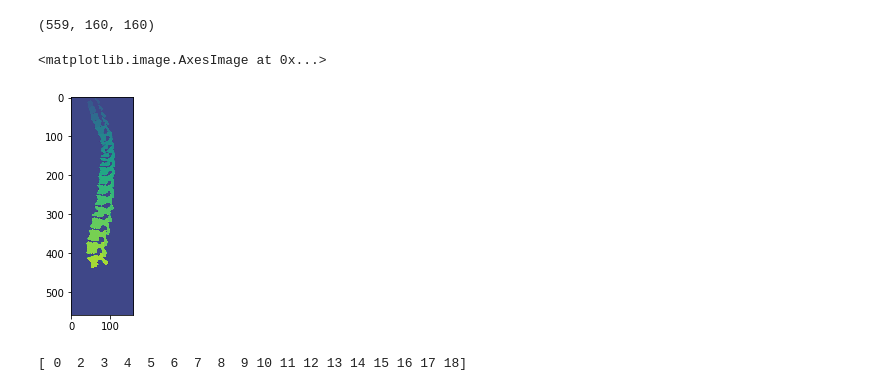
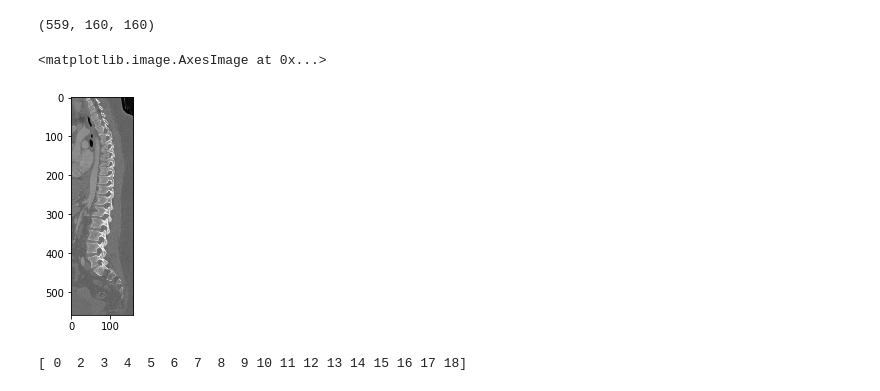
Before and after one commit to ianchen1015/spine, a Jupyter notebook: data/generate_yolo_data.ipynb, the cells around one changed output. Cells and saved outputs as stored; diff of their text form; code cells hidden in the pictures.

```diff
--- a/data/generate_yolo_data.ipynb
+++ b/data/generate_yolo_data.ipynb
@@ -76,16 +76,16 @@ def generate_y(img, spacing, z, label):# generate yolo format from slice z for a
     #print(y_width)
     return [str(x_center), str(y_center), str(x_width), str(y_width)]
 # %%
-#x = load_x('./Jack/images/case1.mhd')
-x = load_x('./Jack/labeled/case1_label.mhd')
+x = load_x('./Jack/images/case1.mhd')
+#x = load_x('./Jack/labeled/case1_label.mhd')
 # %% [output]
 (559, 160, 160)
 # %%
-#plt.imshow(x[:,:,100], cmap='gray')#85-100
-plt.imshow(x[:,:,100])#85-100
+plt.imshow(x[:,:,100], cmap='gray')#85-100
+#plt.imshow(x[:,:,100])#85-100
 # %% [output]
 <matplotlib.image.AxesImage at 0x...>
-[figure, old version]
+[figure, new version]
 # %%
 y_img, y_spacing = load_y('./Jack/labeled/case10_label.mhd')
 generate_y(y_img, y_spacing, 90, 19)# 0-19
```
Also changed, not shown: parts of 3 cells of this notebook, 2 other files.
